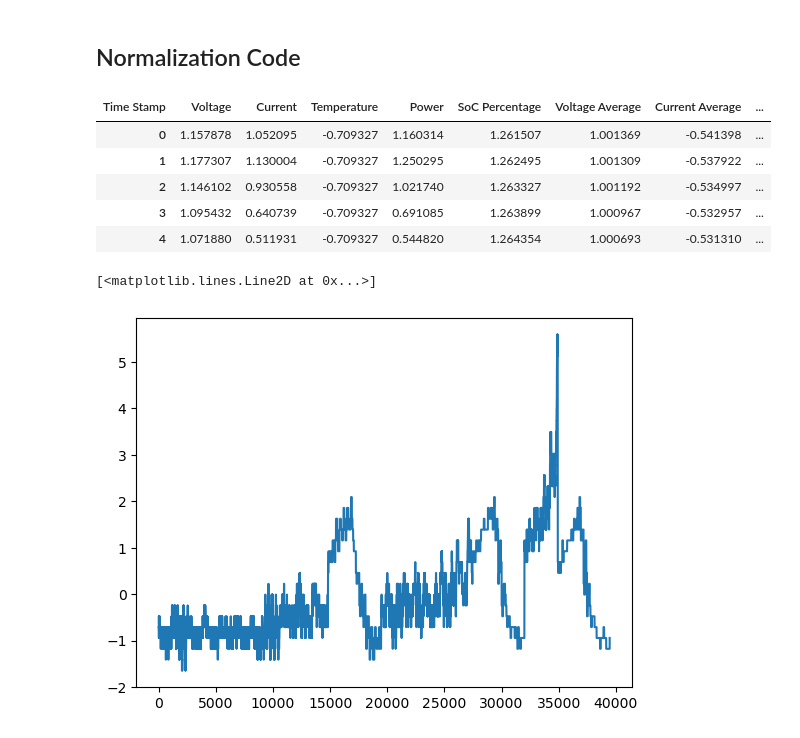
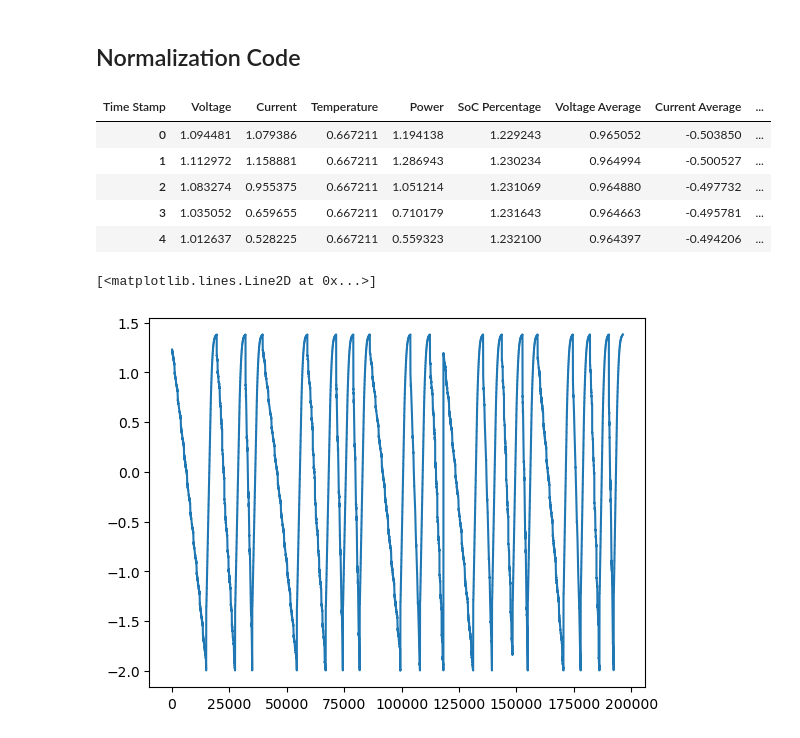
Before and after one commit to sanitbhatkar/Battery, a Jupyter notebook: SOC with Neural Networks/LG battery/Folder and File List.ipynb, the cells around one changed output. Drawn from its saved outputs; the diff is of its cells as text; code cells hidden in the pictures.

Commit message:
SOC for all the cycles

```diff
--- a/SOC with Neural Networks/LG battery/Folder and File List.ipynb
+++ b/SOC with Neural Networks/LG battery/Folder and File List.ipynb
@@ -98,7 +98,7 @@ train_temps = ['n10degC', '0degC', '10degC', '25degC']
 train_drive_cycles = ['Mixed']
 
 test_temps = ['n10degC', '0degC', '10degC', '25degC']
-test_temps = ['25degC']
+# test_temps = ['25degC']
 test_drive_cycles = ['UDDS', 'HWFET', 'LA92', 'US06']
 
 vi_averages = True
@@ -114,0 +115,11 @@ filtered_file_path = filtered_file_list(csv_files,charge_cycle_files,test_drive_
+# %%
+csv_files = []
+dum = []
+
+for i in range(len(test_temps)):
+
+    dum = csv_list_find(data_path,test_temps[i],(test_drive_cycles + charge_cycle_files))
+
+    csv_files.append(dum)
+
+csv_files = [file_list for file in csv_files for file_list in file]
@@ -191,13 +214,13 @@ merged_norm = (merged-merged.mean())/merged.std()
 merged_norm.head()
 # %% [output]
 | Time Stamp | Voltage | Current | Temperature | Power | SoC Percentage | Voltage Average | Current Average | ... |
-| 0 | 1.157878 | 1.052095 | -0.709327 | 1.160314 | 1.261507 | 1.001369 | -0.541398 | ... |
-| 1 | 1.177307 | 1.130004 | -0.709327 | 1.250295 | 1.262495 | 1.001309 | -0.537922 | ... |
-| 2 | 1.146102 | 0.930558 | -0.709327 | 1.021740 | 1.263327 | 1.001192 | -0.534997 | ... |
-| 3 | 1.095432 | 0.640739 | -0.709327 | 0.691085 | 1.263899 | 1.000967 | -0.532957 | ... |
-| 4 | 1.071880 | 0.511931 | -0.709327 | 0.544820 | 1.264354 | 1.000693 | -0.531310 | ... |
+| 0 | 1.094481 | 1.079386 | 0.667211 | 1.194138 | 1.229243 | 0.965052 | -0.503850 | ... |
+| 1 | 1.112972 | 1.158881 | 0.667211 | 1.286943 | 1.230234 | 0.964994 | -0.500527 | ... |
+| 2 | 1.083274 | 0.955375 | 0.667211 | 1.051214 | 1.231069 | 0.964880 | -0.497732 | ... |
+| 3 | 1.035052 | 0.659655 | 0.667211 | 0.710179 | 1.231643 | 0.964663 | -0.495781 | ... |
+| 4 | 1.012637 | 0.528225 | 0.667211 | 0.559323 | 1.232100 | 0.964397 | -0.494206 | ... |
 # %%
-plt.plot(merged_norm['Temperature'])
+plt.plot(merged_norm['SoC Percentage'])
 # %% [output]
 [<matplotlib.lines.Line2D at 0x...>]
-[figure, old version]
+[figure, new version]
```
Also changed, not shown: parts of 3 cells of this notebook.
